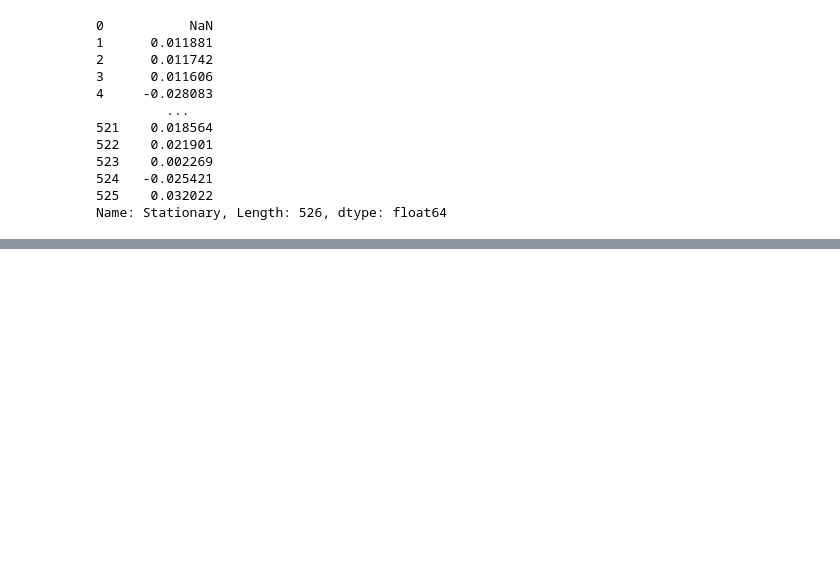
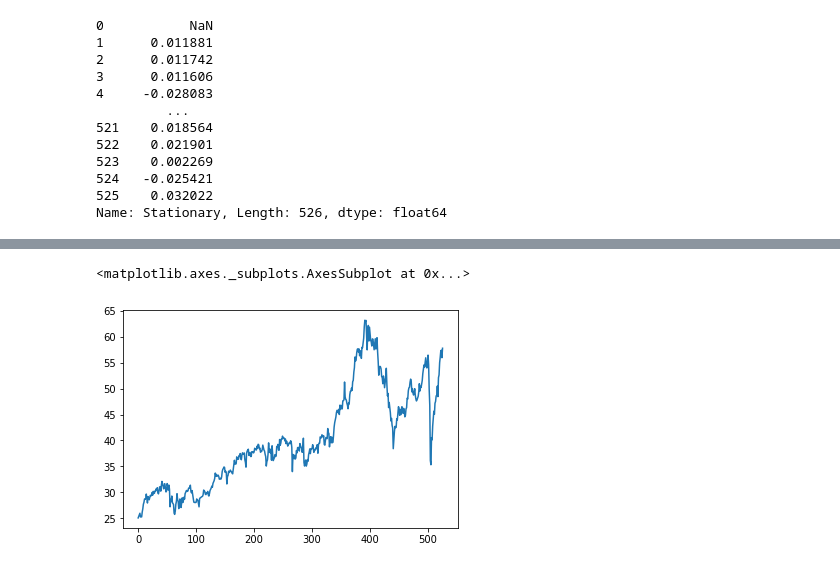
Before and after one commit to rmei97/ETF_scraper, a Jupyter notebook: modeling.ipynb, the cells around one changed output, grey strips where cells are left out. Saved outputs shown, nothing was run; the diff lists cells and outputs as text; code cells hidden in the pictures; blank space fills up the shorter version.

```diff
--- a/modeling.ipynb
+++ b/modeling.ipynb
@@ -14,6 +14,7 @@ from statsmodels.tsa.arima_model import ARIMA
 from statsmodels.tsa.arima_model import ARMA
 # %%
 def retrieve(c,name):
+    # ------ Getting from SQL DB ----- #
     query = """SELECT * FROM {}""".format(name) + ";"
     c.execute(query)
 
@@ -21,6 +22,15 @@ def retrieve(c,name):
     data = []
     for row in rows:
         data.append(row)
+
+    # ----- Cleaning output ----- #
+    columns = ['Date','Open','High','Low','Close','Adj_Close','Volume']
+    data = pd.DataFrame(data, columns = columns)
+
+    #clean data
+    data['Date'] = pd.to_datetime(data['Date'])
+    data['Volume'] = [int.from_bytes(value, byteorder = 'little') for value in data['Volume']]
+
     return data
 # %%
 chdir('./data')
@@ -179,0 +304,5 @@ ValueError: Dataframe must have columns "ds" and "y" with the dates and values r
+# %%
+data['Open'].plot()
+# %% [output]
+<matplotlib.axes._subplots.AxesSubplot at 0x...>
+[figure, added]
```
Also changed, not shown: parts of 40 cells of this notebook.
